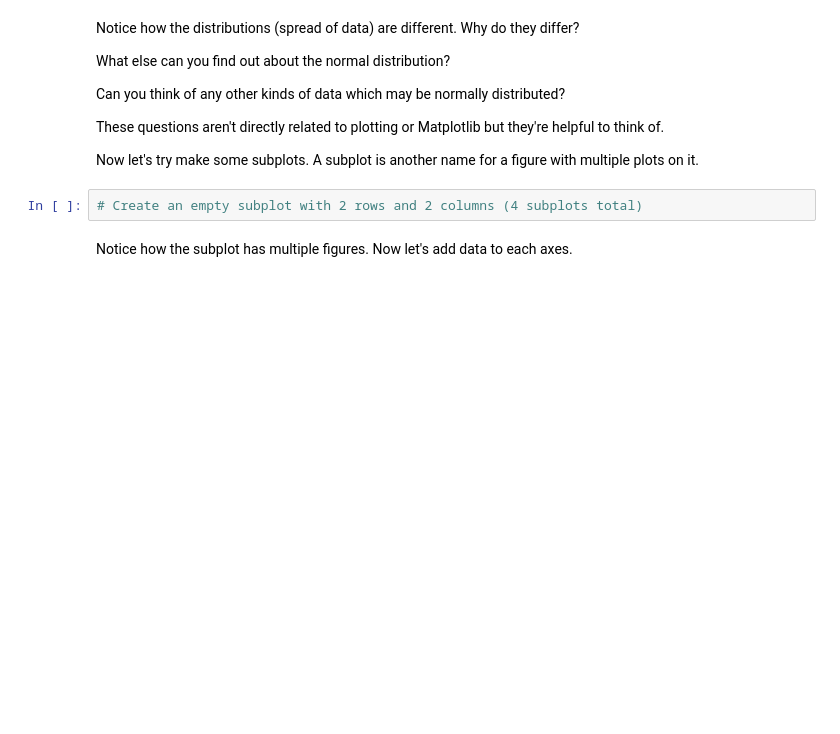
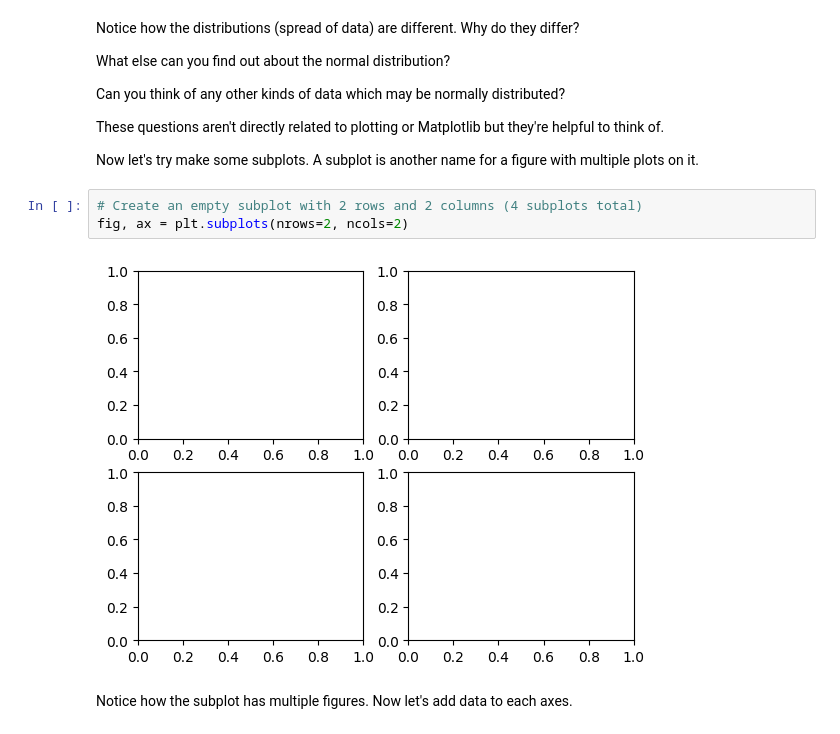
Before and after one commit to suniltadepalli/matplotlib, a Jupyter notebook: matplotlib-exercises.ipynb, the cells around one changed output. Cells and saved outputs as stored; diff of their text form; blank space fills up the shorter version.

```diff
--- a/matplotlib-exercises.ipynb
+++ b/matplotlib-exercises.ipynb
@@ -171,6 +179,9 @@ These questions aren't directly related to plotting or Matplotlib but they're he
 Now let's try make some subplots. A subplot is another name for a figure with multiple plots on it.
 # %%
 # Create an empty subplot with 2 rows and 2 columns (4 subplots total)
+fig, ax = plt.subplots(nrows=2, ncols=2)
+# %% [output]
+[figure, added]
 # %% [markdown]
 Notice how the subplot has multiple figures. Now let's add data to each axes.
 # %%
```
Also changed, not shown: parts of 4 cells of this notebook.
